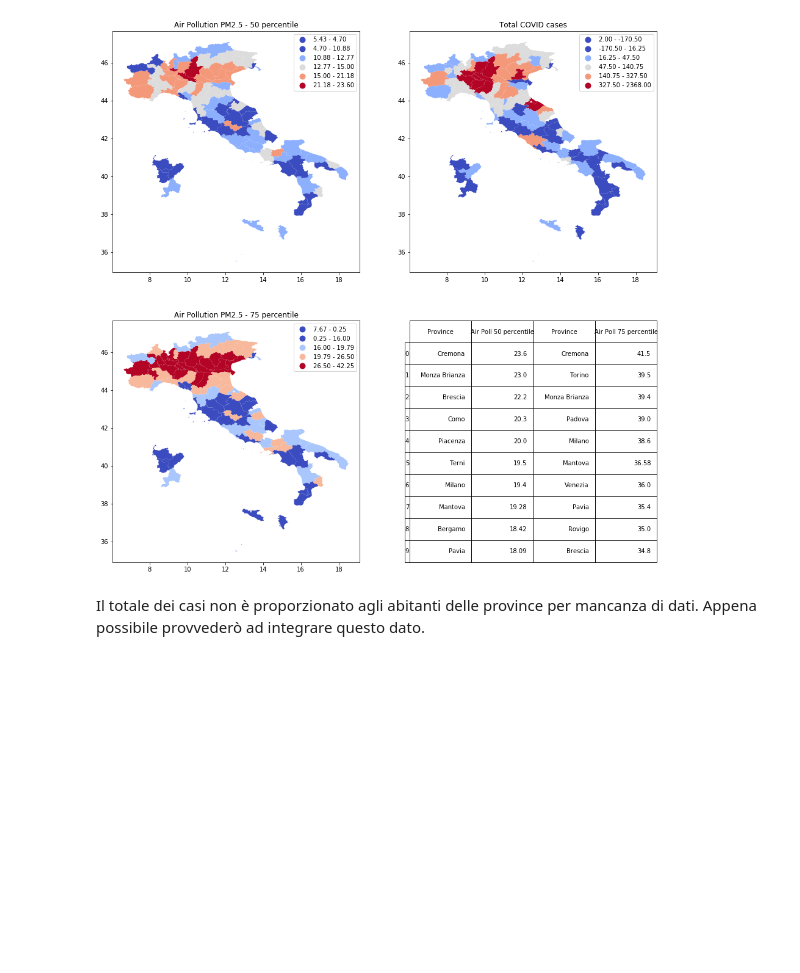
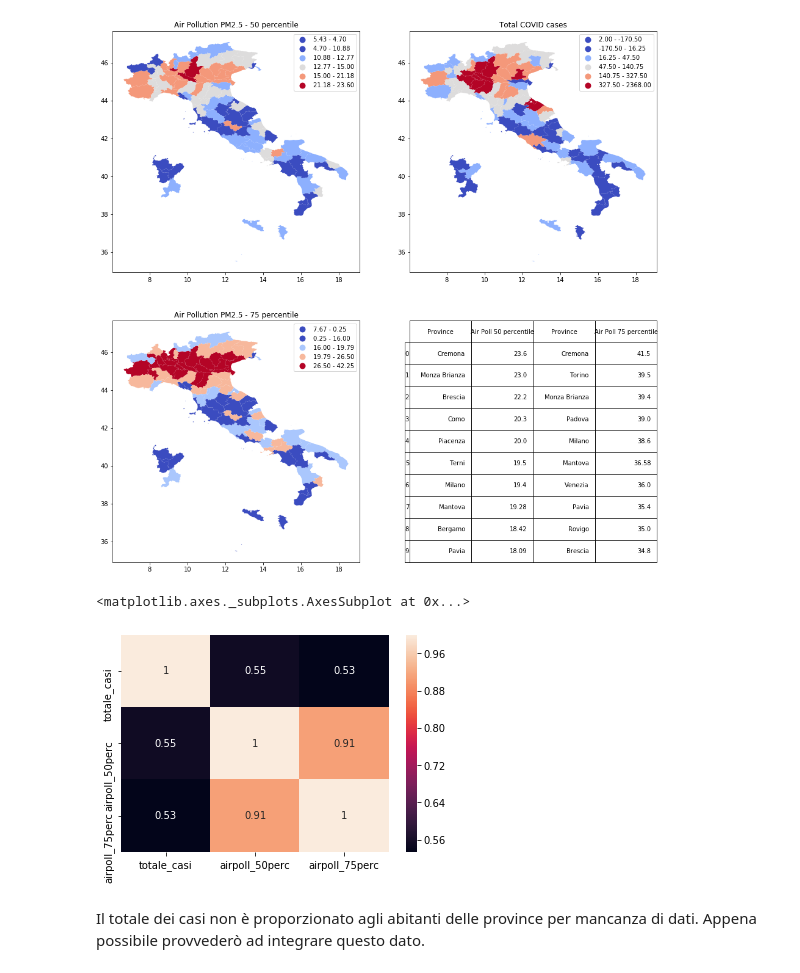
Before and after one commit to andreapas79/COVID-19, a Jupyter notebook: making_main_table.ipynb, the cells around one changed output. Cells and saved outputs as stored; diff of their text form; code cells hidden in the pictures; blank space fills up the shorter version.

```diff
--- a/making_main_table.ipynb
+++ b/making_main_table.ipynb
@@ -515,6 +471,11 @@ mpl_table.set_fontsize(14)
 plt.show()
 # %% [output]
 [figure]
+# %%
+sns.heatmap(vis_prov.corr(), annot=True)
+# %% [output]
+<matplotlib.axes._subplots.AxesSubplot at 0x...>
+[figure, added]
 # %% [markdown]
 Il totale dei casi non è proporzionato agli abitanti delle province per mancanza di dati. Appena possibile provvederò ad integrare questo dato.
 # %% [markdown]
```
Also changed, not shown: parts of 20 cells of this notebook, 14 other files.
